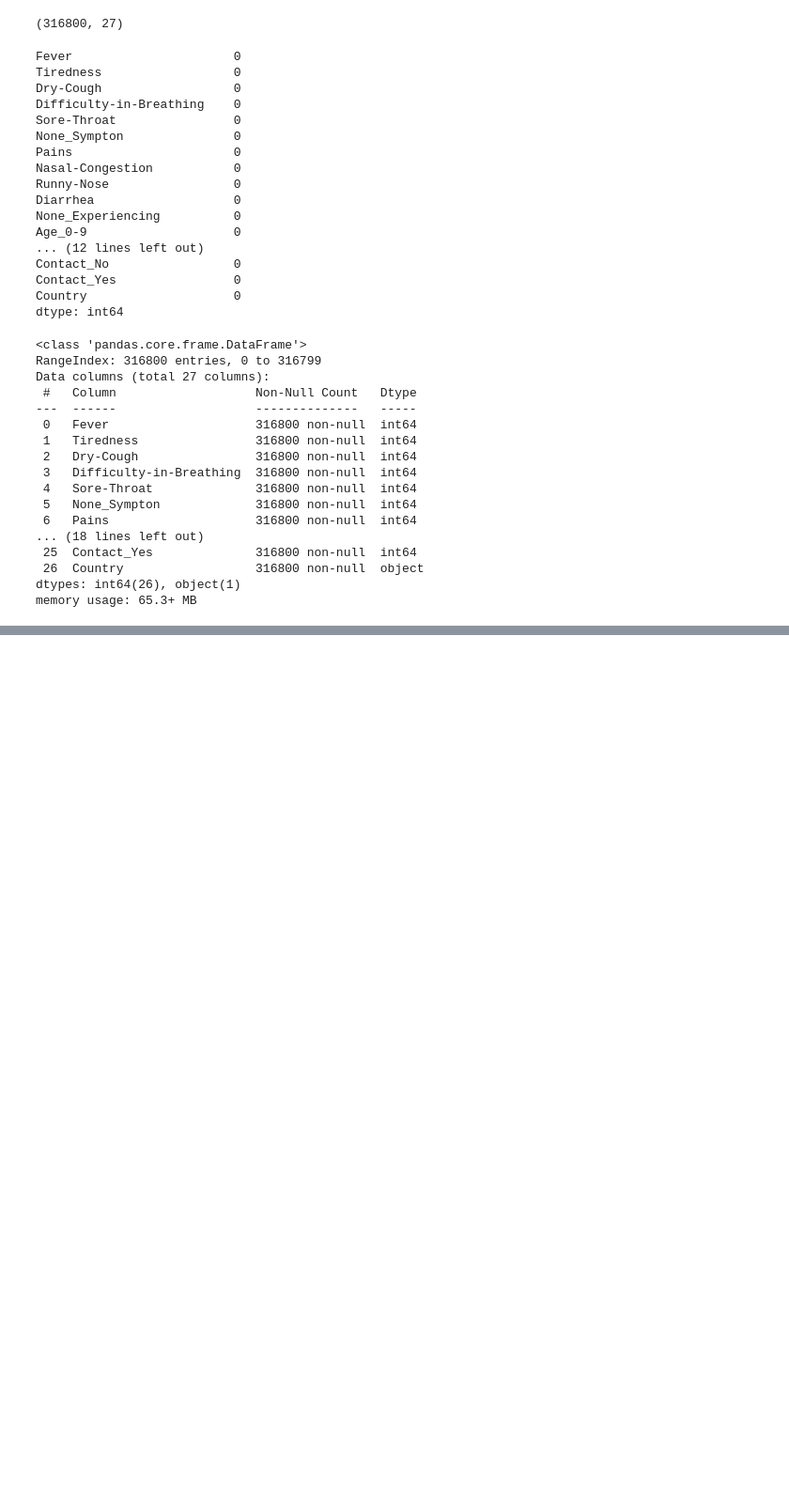
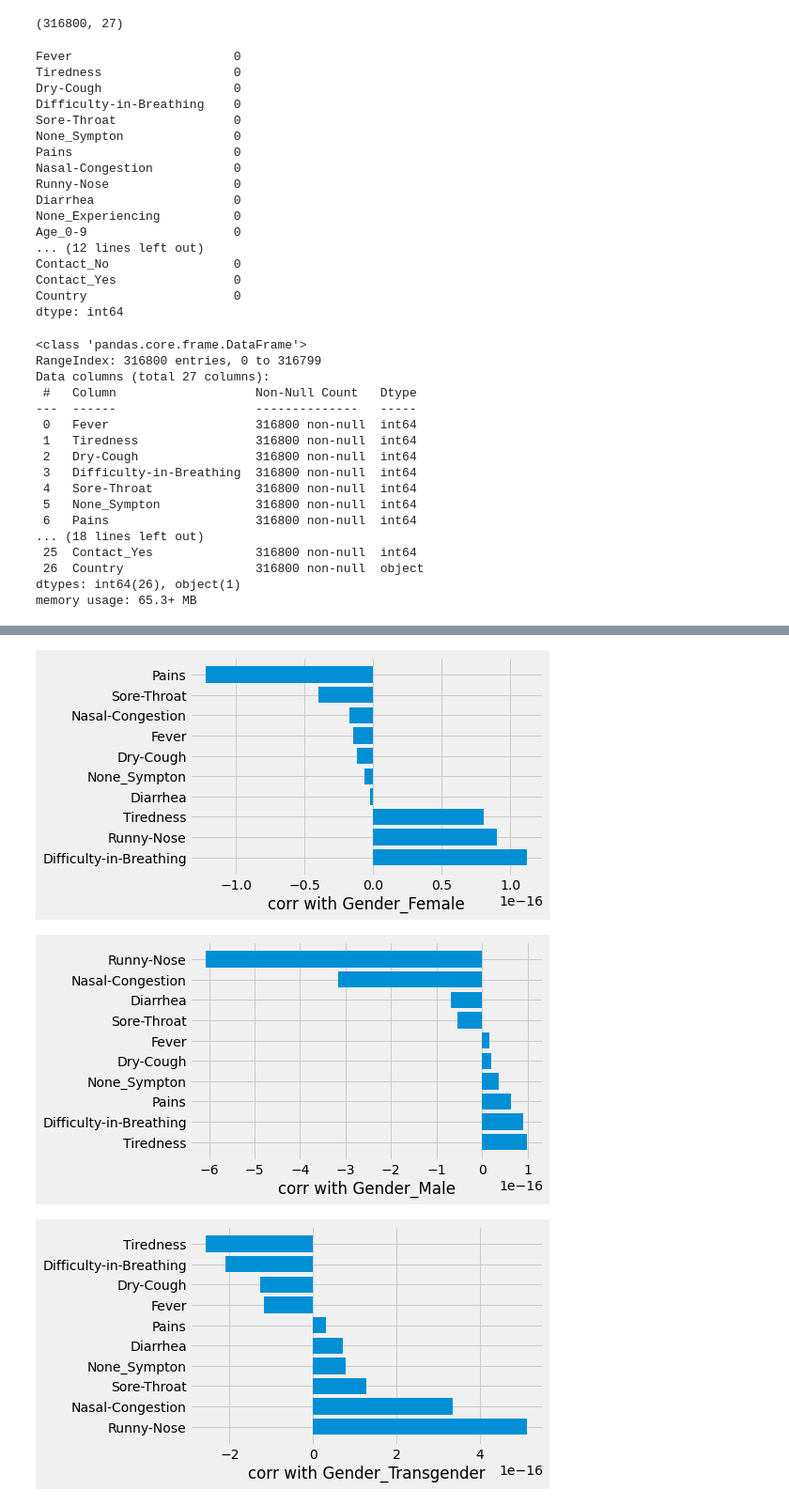
Before and after one commit to RamyaNagarajan88/Covid_Sample_Detection, a Jupyter notebook: main.ipynb, the cells around one changed output, grey strips where cells are left out. Shown: that part at 94% size. Drawn from its saved outputs; the diff is of its cells as text; code cells hidden in the pictures; blank space fills up the shorter version.

```diff
--- a/main.ipynb
+++ b/main.ipynb
@@ -106,0 +77,2 @@ Index(['Fever', 'Tiredness', 'Dry-Cough', 'Difficulty-in-Breathing',
+# %%
+gender=['Gender_Female','Gender_Male','Gender_Transgender']
@@ -161,0 +131,7 @@ fpgrowth(high_severe,min_support=0.2,use_colnames=True)
+# %%
+for gender_group in gender:
+    corr_with_symptoms(gender_group)
+# %% [output]
+[figure, added]
+[figure, added]
+[figure, added]
```
Also changed, not shown: parts of 19 cells of this notebook.
